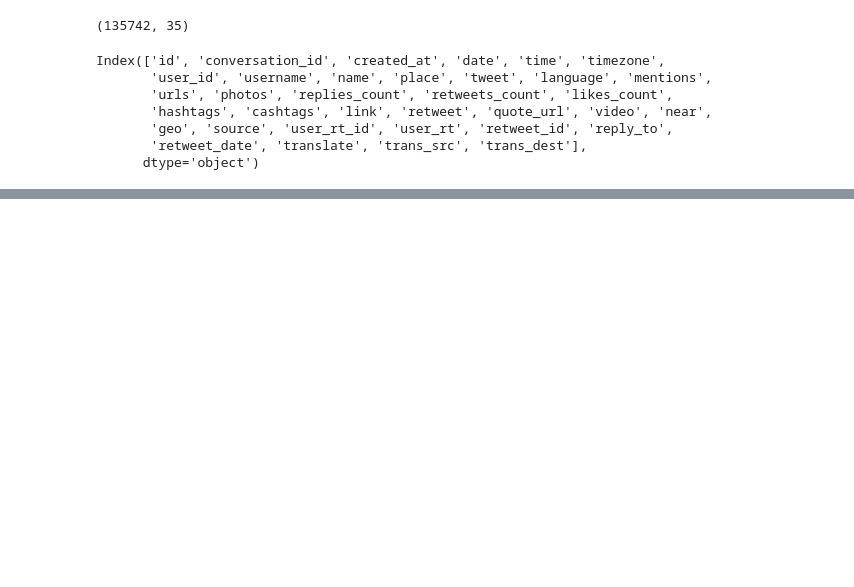
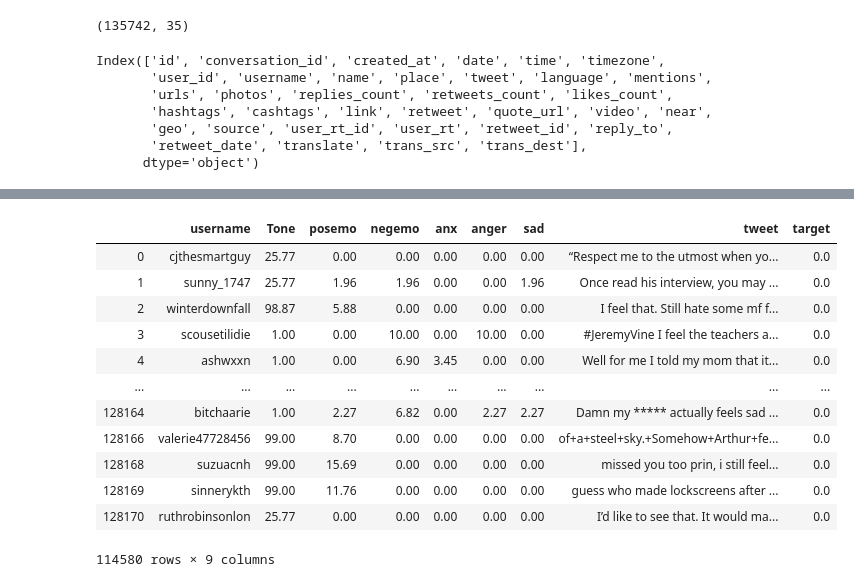
Before and after one commit to halujeff5/Depression_Analysis_Proj, a Jupyter notebook: Depression_NLP_proj.ipynb, the cells around one changed output, grey strips where cells are left out. Saved outputs shown, nothing was run; the diff lists cells and outputs as text; code cells hidden in the pictures; blank space fills up the shorter version.

```diff
--- a/Depression_NLP_proj.ipynb
+++ b/Depression_NLP_proj.ipynb
@@ -152,6 +248,20 @@ depressed['tweet']
 # %%
 not_depressed=final_data[final_data['target']==0]
-not_depressed['tweet']
+not_depressed
+# %% [output]
+|  | username | Tone | posemo | negemo | anx | anger | sad | tweet | target |
+| 0 | cjthesmartguy | 25.77 | 0.00 | 0.00 | 0.00 | 0.00 | 0.00 | “Respect me to the utmost when yo... | 0.0 |
+| 1 | sunny_1747 | 25.77 | 1.96 | 1.96 | 0.00 | 0.00 | 1.96 | Once read his interview, you may ... | 0.0 |
+| 2 | winterdownfall | 98.87 | 5.88 | 0.00 | 0.00 | 0.00 | 0.00 | I feel that. Still hate some mf f... | 0.0 |
+| 3 | scousetilidie | 1.00 | 0.00 | 10.00 | 0.00 | 10.00 | 0.00 | #JeremyVine I feel the teachers a... | 0.0 |
+| 4 | ashwxxn | 1.00 | 0.00 | 6.90 | 3.45 | 0.00 | 0.00 | Well for me I told my mom that it... | 0.0 |
+| ... | ... | ... | ... | ... | ... | ... | ... | ... | ... |
+| 128164 | bitchaarie | 1.00 | 2.27 | 6.82 | 0.00 | 2.27 | 2.27 | Damn my ***** actually feels sad ... | 0.0 |
+| 128166 | valerie47728456 | 99.00 | 8.70 | 0.00 | 0.00 | 0.00 | 0.00 | of+a+steel+sky.+Somehow+Arthur+fe... | 0.0 |
+| 128168 | suzuacnh | 99.00 | 15.69 | 0.00 | 0.00 | 0.00 | 0.00 | missed you too prin, i still feel... | 0.0 |
+| 128169 | sinnerykth | 99.00 | 11.76 | 0.00 | 0.00 | 0.00 | 0.00 | guess who made lockscreens after ... | 0.0 |
+| 128170 | ruthrobinsonlon | 25.77 | 0.00 | 0.00 | 0.00 | 0.00 | 0.00 | I’d like to see that. It would ma... | 0.0 |
+114580 rows × 9 columns
 # %%
 a=NLP_process(depressed['tweet'])
 # %%
```
Also changed, not shown: parts of 60 cells of this notebook.
